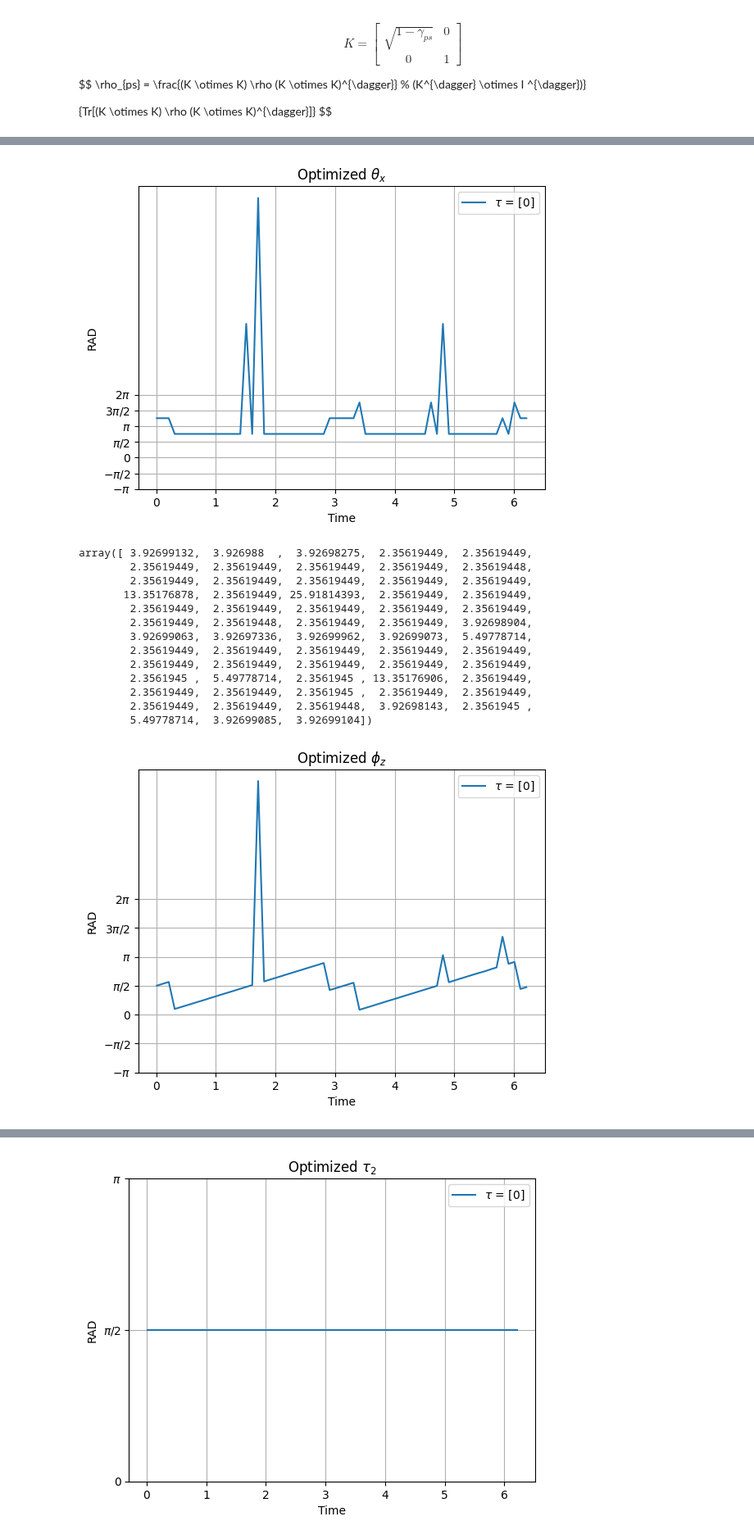
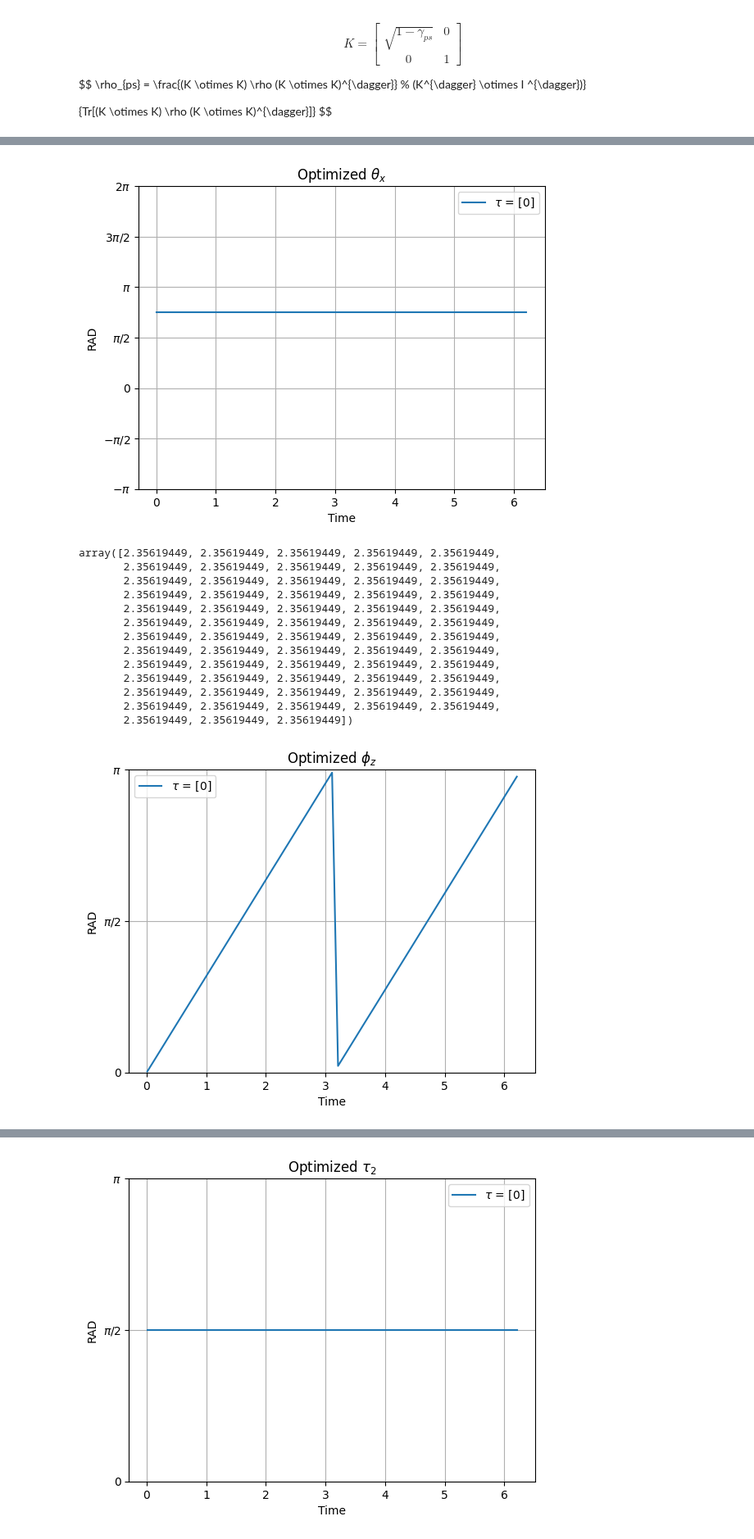
Before and after one commit to iridescent0923/Quantum_Optimization, a Jupyter notebook: Pennylane_Workspace/Optimization/[2-qubit]/scipy/1121/[2-qubit]_scipy_local[0].ipynb, the cells around one changed output, grey strips where cells are left out. Shown at 82% size. Cells and saved outputs as stored; diff of their text form; code cells hidden in the pictures.

```diff
--- a/Pennylane_Workspace/Optimization/[2-qubit]/scipy/1121/[2-qubit]_scipy_local[0].ipynb
+++ b/Pennylane_Workspace/Optimization/[2-qubit]/scipy/1121/[2-qubit]_scipy_local[0].ipynb
@@ -249,14 +249,14 @@ for tau_idx, tau_current in enumerate(tau_set):
             x0 = initial_parameters,
             method = 'L-BFGS-B',
             bounds = [
-                (-float('inf'), float('inf')),
-                (-float('inf'), float('inf')),
-                (-float('inf'), float('inf')),
-                (-float('inf'), float('inf'))
+                (2.35619449, 2.35619449),
+                (0, np.pi),
+                # (-float('inf'), float('inf')),
+                (np.pi/2,np.pi/2),
+                (np.pi/2,np.pi/2)
             ],
             # bounds = [(-float('inf'), float('inf'))] * len(initial_parameters),
             jac = gradient,
-            # hess = hessian,
             tol = 1e-12,
             options={
                 'ftol': 1e-12,
@@ -264,14 +264,6 @@ for tau_idx, tau_current in enumerate(tau_set):
             }
         )
 
-        # minimizer_kwargs = {"method": "L-BFGS-B"}
-        # opt_result = sp.optimize.basinhopping(
-        #     cost_function,
-        #     initial_parameters,
-        #     minimizer_kwargs=minimizer_kwargs,
-        #     niter = 5
-        # )
-
         print("CFI =", -opt_result.fun, "Paras =", opt_result.x)
         Data[phi_idx][1] = -opt_result.fun
         Data[phi_idx][2:] = opt_result.x
@@ -318,36 +310,36 @@ plt.grid()
 plt.legend()
 plt.show()
 # %% [output]
-[figure, old version]
+[figure, new version]
 # %%
 Data[:,2]
 # %% [output]
-array([ 3.92699132,  3.926988  ,  3.92698275,  2.35619449,  2.35619449,
-        2.35619449,  2.35619449,  2.35619449,  2.35619449,  2.35619448,
-        2.35619449,  2.35619449,  2.35619449,  2.35619449,  2.35619449,
-       13.35176878,  2.35619449, 25.91814393,  2.35619449,  2.35619449,
-        2.35619449,  2.35619449,  2.35619449,  2.35619449,  2.35619449,
-        2.35619449,  2.35619448,  2.35619449,  2.35619449,  3.92698904,
-        3.92699063,  3.92697336,  3.92699962,  3.92699073,  5.49778714,
-        2.35619449,  2.35619449,  2.35619449,  2.35619449,  2.35619449,
-        2.35619449,  2.35619449,  2.35619449,  2.35619449,  2.35619449,
-        2.3561945 ,  5.49778714,  2.3561945 , 13.35176906,  2.35619449,
-        2.35619449,  2.35619449,  2.3561945 ,  2.35619449,  2.35619449,
-        2.35619449,  2.35619449,  2.35619448,  3.92698143,  2.3561945 ,
-        5.49778714,  3.92699085,  3.92699104])
+array([2.35619449, 2.35619449, 2.35619449, 2.35619449, 2.35619449,
+       2.35619449, 2.35619449, 2.35619449, 2.35619449, 2.35619449,
+       2.35619449, 2.35619449, 2.35619449, 2.35619449, 2.35619449,
+       2.35619449, 2.35619449, 2.35619449, 2.35619449, 2.35619449,
+       2.35619449, 2.35619449, 2.35619449, 2.35619449, 2.35619449,
+       2.35619449, 2.35619449, 2.35619449, 2.35619449, 2.35619449,
+       2.35619449, 2.35619449, 2.35619449, 2.35619449, 2.35619449,
+       2.35619449, 2.35619449, 2.35619449, 2.35619449, 2.35619449,
+       2.35619449, 2.35619449, 2.35619449, 2.35619449, 2.35619449,
+       2.35619449, 2.35619449, 2.35619449, 2.35619449, 2.35619449,
+       2.35619449, 2.35619449, 2.35619449, 2.35619449, 2.35619449,
+       2.35619449, 2.35619449, 2.35619449, 2.35619449, 2.35619449,
+       2.35619449, 2.35619449, 2.35619449])
 # %%
 plt.plot(Data[:,0], Data[:,3], label = f'$\\tau$ = {tau_set}')
 
 plt.yticks(
     [-np.pi, -np.pi/2, 0, np.pi/2, np.pi, (3*np.pi)/2, 2*np.pi],
     ['$-\pi$', '$-\pi/2$', '0', '$\pi/2$', '$\pi$', '$3\pi/2$', '$2\pi$']
 )
-# plt.ylim(0, 1*np.pi)
+plt.ylim(0, 1*np.pi)
 plt.title(f'Optimized $\\phi_{{z}}$')
 plt.xlabel('Time')
 plt.ylabel('RAD')
 plt.grid()
 plt.legend()
 plt.show()
 # %% [output]
-[figure, old version]
+[figure, new version]
```
Also changed, not shown: parts of 4 cells of this notebook, 3 other files.
